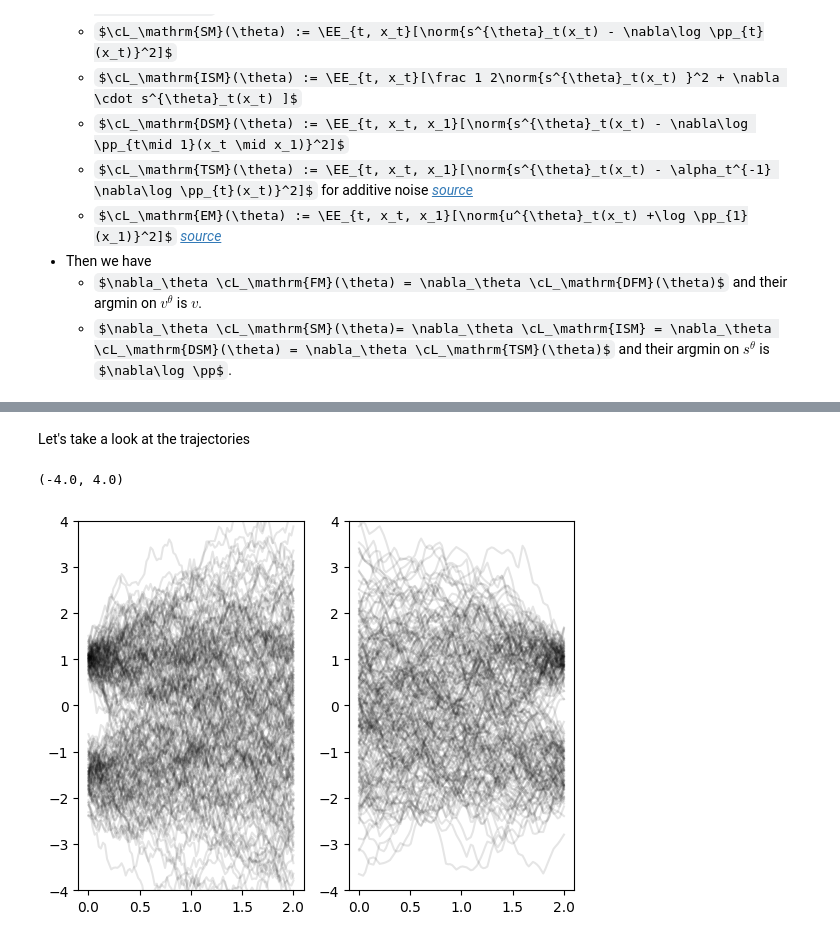
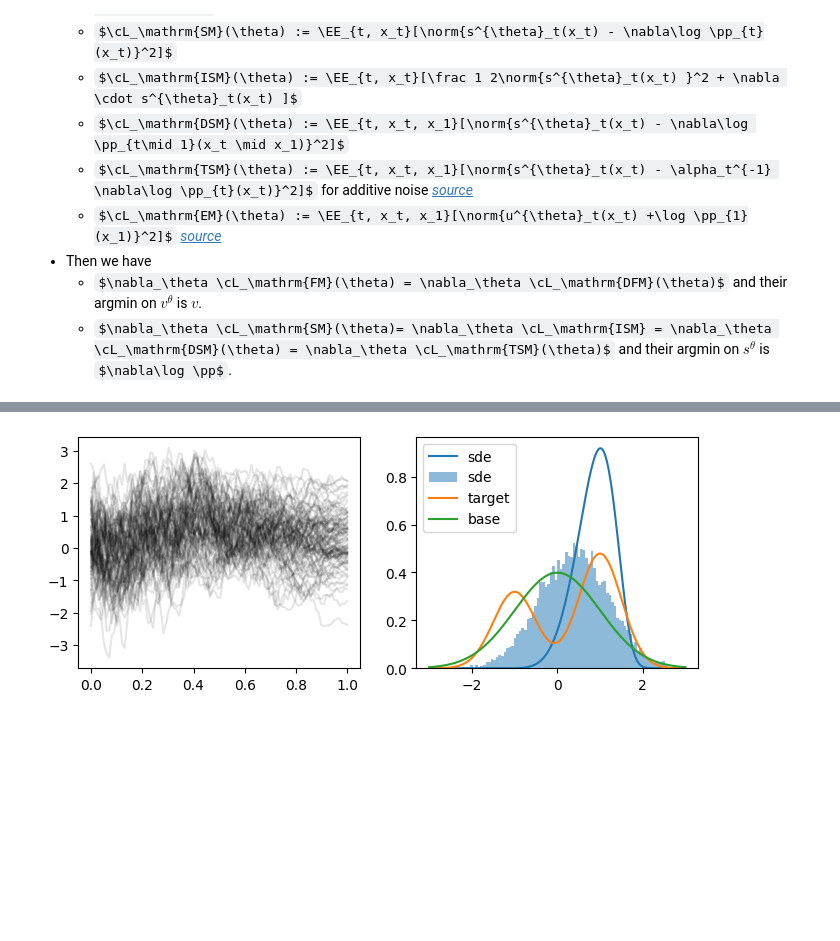
Before and after one commit to hsimonfroy/diffusion-field-level, a Jupyter notebook: TSM.ipynb, the cells around one changed output, grey strips where cells are left out. Drawn from its saved outputs; the diff is of its cells as text; code cells hidden in the pictures; some formulas as TeX source; blank space fills up the shorter version.

```diff
--- a/TSM.ipynb
+++ b/TSM.ipynb
@@ -410,18 +400,14 @@ xlim(-5,5)
-# %% [markdown]
-Let's take a look at the trajectories
-# %%
-# Let's take a look at the trajectories
-
-subplot(121)
-tts, xs = forward_sde(jax.random.split(jax.random.PRNGKey(0),num_samples), target_samples)
-for i in range(200):
-  plot(ts[i,:], xs[i,:], alpha=0.1, color='k');
-ylim(-4,4)
-
-subplot(122)
-for i in range(200):
-  plot(ts[i,::-1], samples[i,::-1], alpha=0.1, color='k');
-ylim(-4,4)
-# %% [output]
-(-4.0, 4.0)
-[figure, removed]
+# %%
+plt.figure(figsize=(8,3))
+plt.subplot(121)
+for i in range(100):
+    plt.plot(ts[i], xs[i], 'k', alpha=0.1);
+
+plt.subplot(122)
+plt.plot(xlin, jnp.exp(logplin), 'C0', label="sde");
+plt.hist(xs[:,-1], 100, range=xlim, density=True, alpha=0.5, label="sde");
+plt.plot(xlin, target.prob(xlin), label="target");
+plt.plot(xlin, base.prob(xlin), label="base");
+plt.legend();
+# %% [output]
+[figure, added]
```
Also changed, not shown: parts of 9 cells of this notebook.
